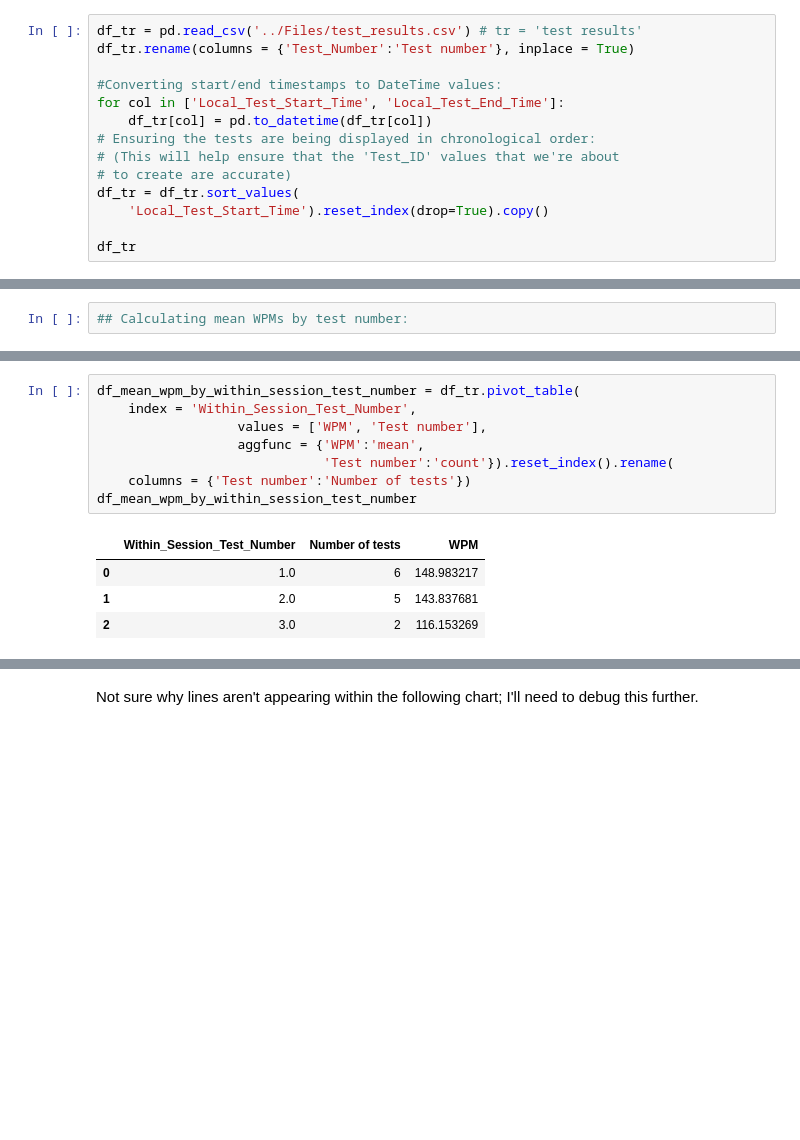
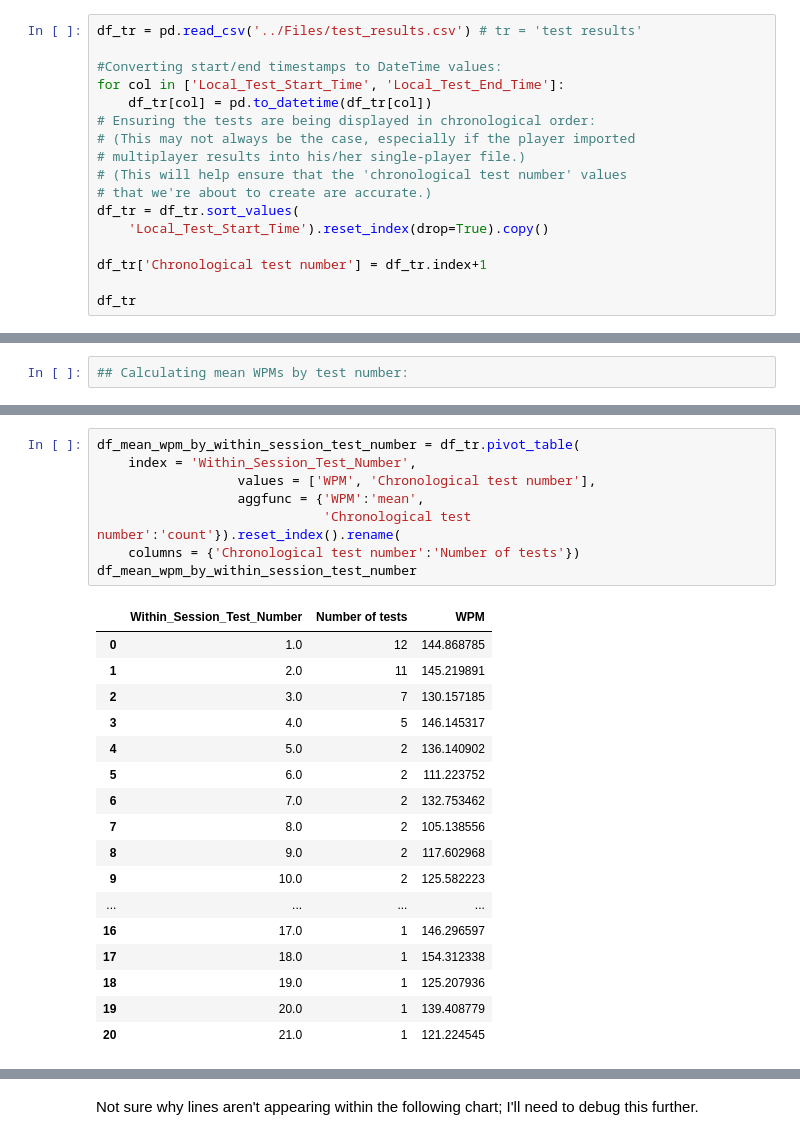
Before and after one commit to redzimski/cpp_tttb, a Jupyter notebook: build/sp_visualizations.ipynb, the cells around one changed output, grey strips where cells are left out. Cells and saved outputs as stored; diff of their text form; blank space fills up the shorter version.

```diff
--- a/build/sp_visualizations.ipynb
+++ b/build/sp_visualizations.ipynb
@@ -21,16 +21,19 @@ sp_visualizations_folder = '../Visualizations/Single_Player/'
 ## Analyzing test result file:
 # %%
 df_tr = pd.read_csv('../Files/test_results.csv') # tr = 'test results'
-df_tr.rename(columns = {'Test_Number':'Test number'}, inplace = True)
 
 #Converting start/end timestamps to DateTime values:
 for col in ['Local_Test_Start_Time', 'Local_Test_End_Time']:
     df_tr[col] = pd.to_datetime(df_tr[col])
 # Ensuring the tests are being displayed in chronological order:
-# (This will help ensure that the 'Test_ID' values that we're about
-# to create are accurate)
+# (This may not always be the case, especially if the player imported
+# multiplayer results into his/her single-player file.)
+# (This will help ensure that the 'chronological test number' values
+# that we're about to create are accurate.)
 df_tr = df_tr.sort_values(
     'Local_Test_Start_Time').reset_index(drop=True).copy()
 
+df_tr['Chronological test number'] = df_tr.index+1
+
 df_tr
 # %% [output]
@@ -267,16 +270,29 @@ df_tr.head()
 # %%
 df_mean_wpm_by_within_session_test_number = df_tr.pivot_table(
     index = 'Within_Session_Test_Number',
-                  values = ['WPM', 'Test number'],
+                  values = ['WPM', 'Chronological test number'],
                   aggfunc = {'WPM':'mean',
-                             'Test number':'count'}).reset_index().rename(
-    columns = {'Test number':'Number of tests'})
+                             'Chronological test number':'count'}).reset_index().rename(
+    columns = {'Chronological test number':'Number of tests'})
 df_mean_wpm_by_within_session_test_number
 # %% [output]
 |  | Within_Session_Test_Number | Number of tests | WPM |
-| 0 | 1.0 | 6 | 148.983217 |
-| 1 | 2.0 | 5 | 143.837681 |
-| 2 | 3.0 | 2 | 116.153269 |
+| 0 | 1.0 | 12 | 144.868785 |
+| 1 | 2.0 | 11 | 145.219891 |
+| 2 | 3.0 | 7 | 130.157185 |
+| 3 | 4.0 | 5 | 146.145317 |
+| 4 | 5.0 | 2 | 136.140902 |
+| 5 | 6.0 | 2 | 111.223752 |
+| 6 | 7.0 | 2 | 132.753462 |
+| 7 | 8.0 | 2 | 105.138556 |
+| 8 | 9.0 | 2 | 117.602968 |
+| 9 | 10.0 | 2 | 125.582223 |
+| ... | ... | ... | ... |
+| 16 | 17.0 | 1 | 146.296597 |
+| 17 | 18.0 | 1 | 154.312338 |
+| 18 | 19.0 | 1 | 125.207936 |
+| 19 | 20.0 | 1 | 139.408779 |
+| 20 | 21.0 | 1 | 121.224545 |
 # %%
 fig_mean_wpm_by_within_session_test_number = px.line(
     df_mean_wpm_by_within_session_test_number,
```
Also changed, not shown: parts of 12 cells of this notebook, 18 other files.
